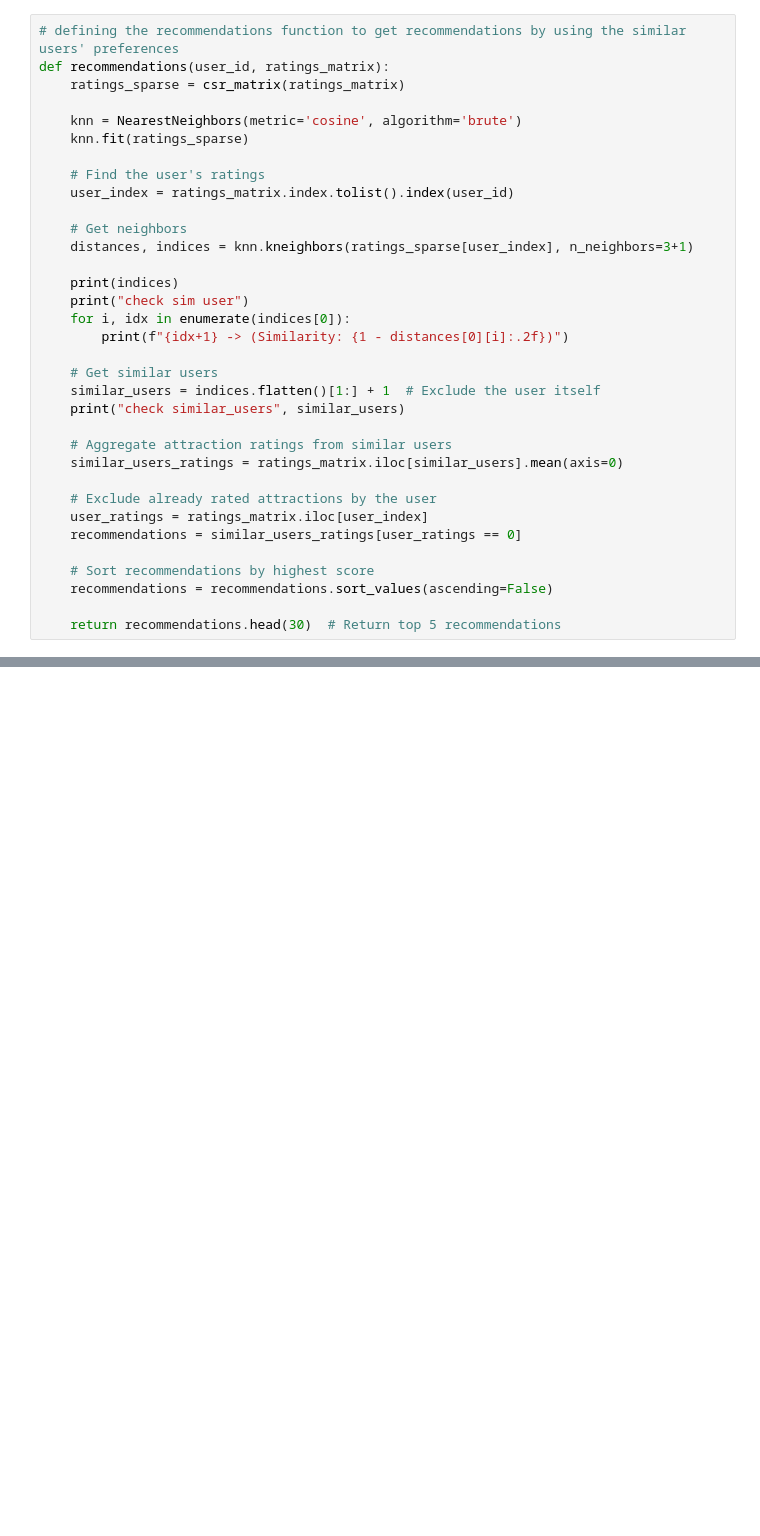
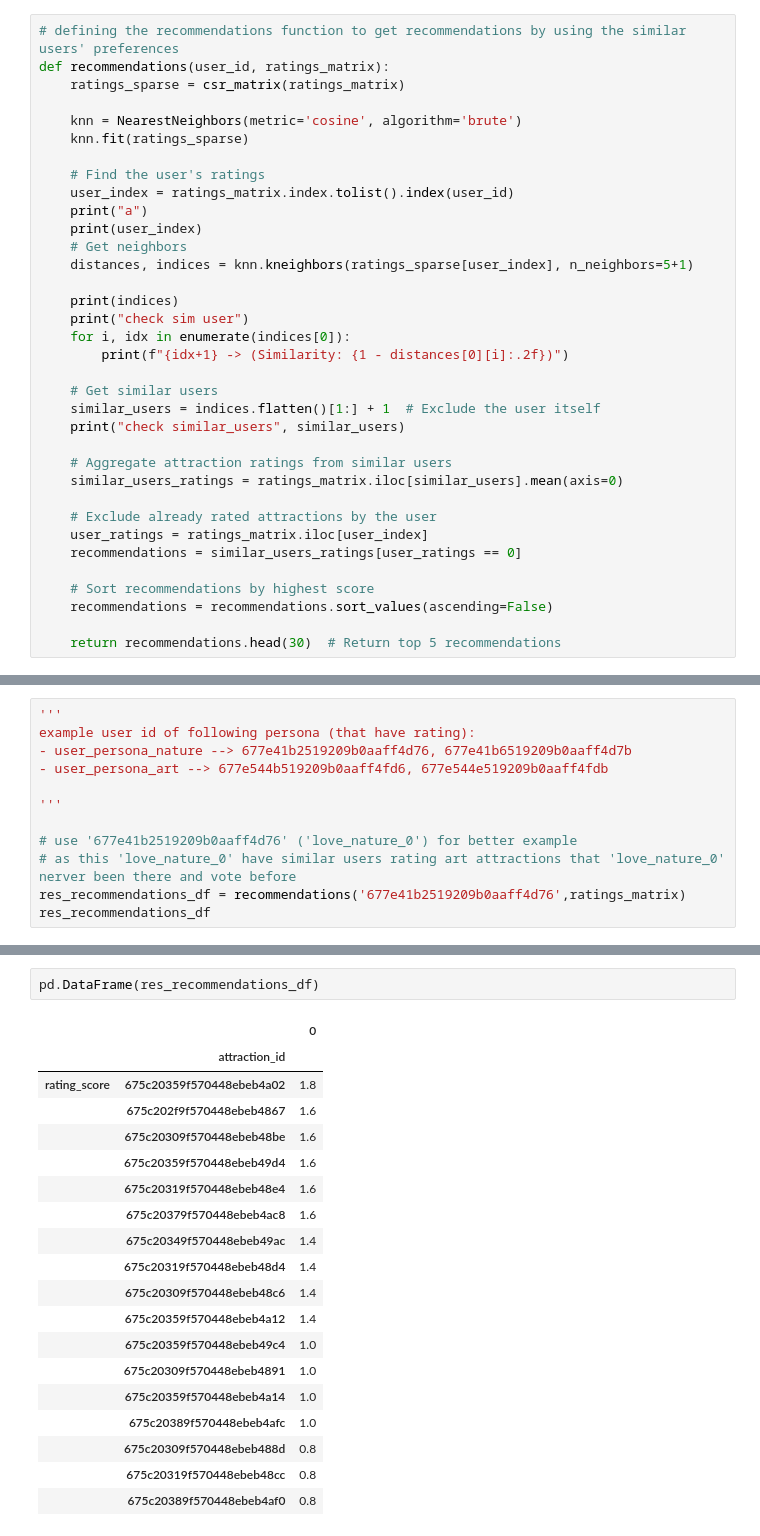
Before and after one commit to CE-KMITL-TripWeaver/TripWeaver-RecSys, a Jupyter notebook: Model_collaborative_filtering/Model_collaborative_filtering.ipynb, the cells around one changed output, grey strips where cells are left out. Drawn from its saved outputs; the diff is of its cells as text; blank space fills up the shorter version.

```diff
--- a/Model_collaborative_filtering/Model_collaborative_filtering.ipynb
+++ b/Model_collaborative_filtering/Model_collaborative_filtering.ipynb
@@ -111,9 +124,10 @@ def recommendations(user_id, ratings_matrix):
 
     # Find the user's ratings
     user_index = ratings_matrix.index.tolist().index(user_id)
-
+    print("a")
+    print(user_index)
     # Get neighbors
-    distances, indices = knn.kneighbors(ratings_sparse[user_index], n_neighbors=3+1)
+    distances, indices = knn.kneighbors(ratings_sparse[user_index], n_neighbors=5+1)
 
     print(indices)
     print("check sim user")
@@ -163,0 +152,12 @@ ratings_matrix
+# %%
+'''
+example user id of following persona (that have rating):
+- user_persona_nature --> 677e41b2519209b0aaff4d76, 677e41b6519209b0aaff4d7b
+- user_persona_art --> 677e544b519209b0aaff4fd6, 677e544e519209b0aaff4fdb
+
+'''
+
+# use '677e41b2519209b0aaff4d76' ('love_nature_0') for better example
+# as this 'love_nature_0' have similar users rating art attractions that 'love_nature_0'  nerver been there and vote before
+res_recommendations_df = recommendations('677e41b2519209b0aaff4d76',ratings_matrix)
+res_recommendations_df
@@ -163,0 +195,22 @@ ratings_matrix
+# %%
+pd.DataFrame(res_recommendations_df)
+# %% [output]
+|  |  | 0 |
+|  | attraction_id |  |
+| rating_score | 675c20359f570448ebeb4a02 | 1.8 |
+|  | 675c202f9f570448ebeb4867 | 1.6 |
+|  | 675c20309f570448ebeb48be | 1.6 |
+|  | 675c20359f570448ebeb49d4 | 1.6 |
+|  | 675c20319f570448ebeb48e4 | 1.6 |
+|  | 675c20379f570448ebeb4ac8 | 1.6 |
+|  | 675c20349f570448ebeb49ac | 1.4 |
+|  | 675c20319f570448ebeb48d4 | 1.4 |
+|  | 675c20309f570448ebeb48c6 | 1.4 |
+|  | 675c20359f570448ebeb4a12 | 1.4 |
+|  | 675c20359f570448ebeb49c4 | 1.0 |
+|  | 675c20309f570448ebeb4891 | 1.0 |
+|  | 675c20359f570448ebeb4a14 | 1.0 |
+|  | 675c20389f570448ebeb4afc | 1.0 |
+|  | 675c20309f570448ebeb488d | 0.8 |
+|  | 675c20319f570448ebeb48cc | 0.8 |
+|  | 675c20389f570448ebeb4af0 | 0.8 |
```
Also changed, not shown: parts of 7 cells of this notebook, 7 other files.
